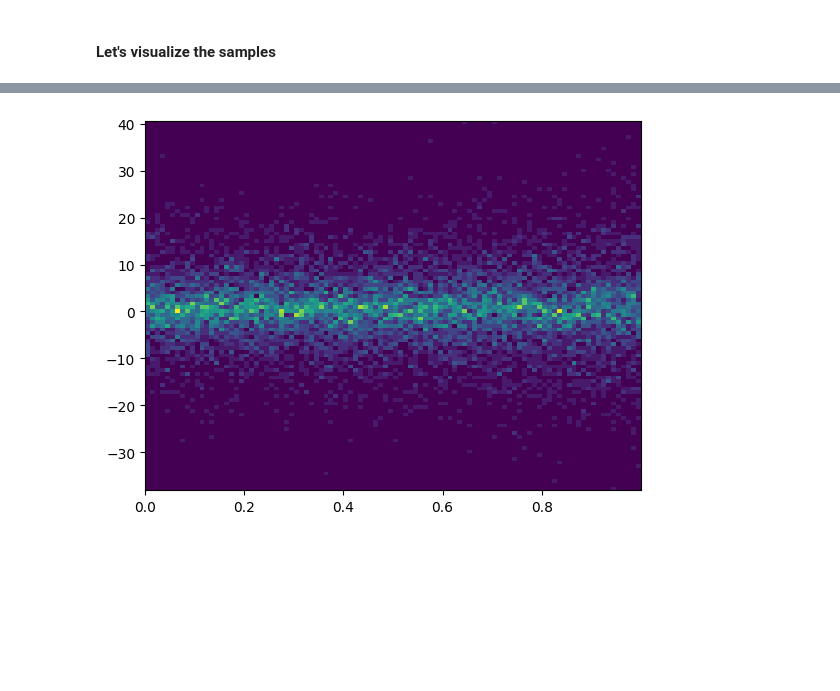
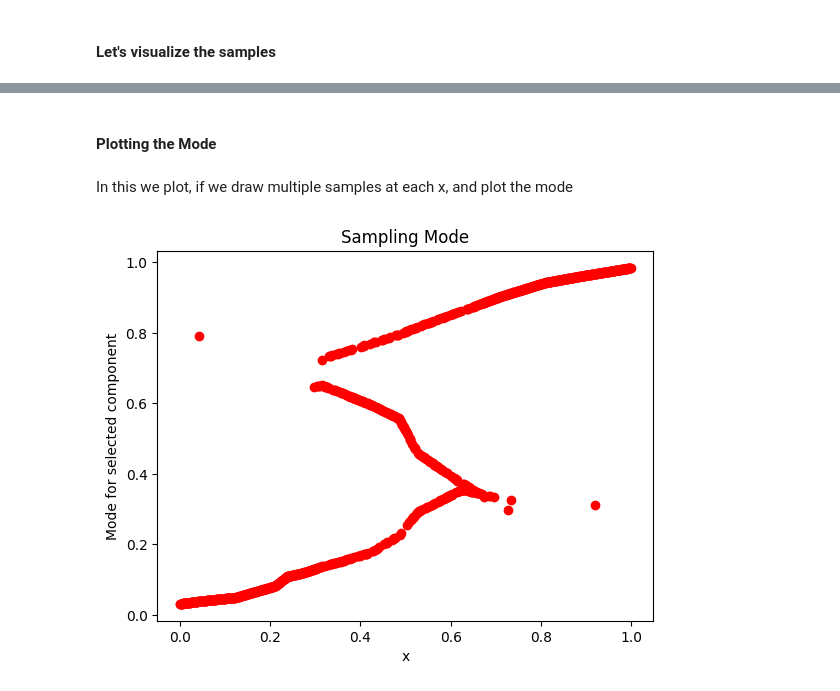
Before and after one commit to shenoynikhil/mixture-density-networks, a Jupyter notebook: tutorial.ipynb, the cells around one changed output, grey strips where cells are left out. Saved outputs shown, nothing was run; the diff lists cells and outputs as text; code cells hidden in the pictures; blank space fills up the shorter version.

```diff
--- a/tutorial.ipynb
+++ b/tutorial.ipynb
@@ -343,4 +362,34 @@ plot_data(t, x)
-# %%
-plot_data(eval_x.squeeze().numpy(), eval_t.numpy())
-# %% [output]
-[figure, removed]
+# %% [markdown]
+#### Plotting the Mode
+# %% [markdown]
+In this we plot, if we draw multiple samples at each x, and plot the mode
+# %%
+def sample_mode(model, x):
+    '''Instead of return a sample from a normal, return mean (since gaussian mean corresponds with mode)'''
+    model.eval()
+    # Step 1: Forward Pass with Model to get parameters of each component
+    with torch.no_grad():
+        y_pred = model.forward(x)
+
+    log_pi, mean, sigma = (
+        y_pred['log_pi'], y_pred['mean'], y_pred['sigma']
+    )
+    # Step 2: Selecting the component using the predicted \pi distribution
+    cumulative_pi = torch.cumsum(torch.exp(log_pi), dim=-1)
+    rvs = torch.rand(len(x), 1).to(x)
+    rand_pi = torch.searchsorted(cumulative_pi, rvs)
+    # Step 3: Sample from a gaussian with mean and sigma selected in step 2.
+    samples = torch.gather(mean, index=rand_pi, dim=1).squeeze()
+    return samples
+# %%
+model.eval()
+with torch.no_grad():
+    mode_t =sample_mode(model, eval_x)
+# %%
+plt.plot(eval_x, mode_t, 'ro')
+plt.title('Sampling Mode')
+plt.xlabel('x')
+plt.ylabel('Mode for selected component')
+plt.show()
+# %% [output]
+[figure, added]
```
Also changed, not shown: parts of 14 cells of this notebook.
